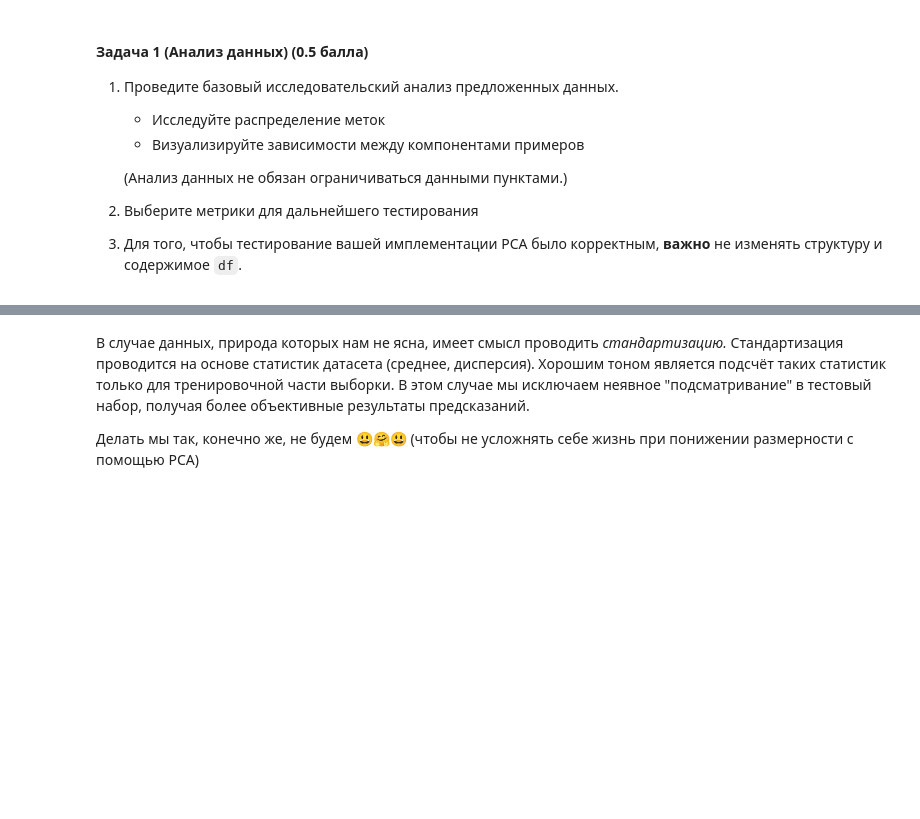
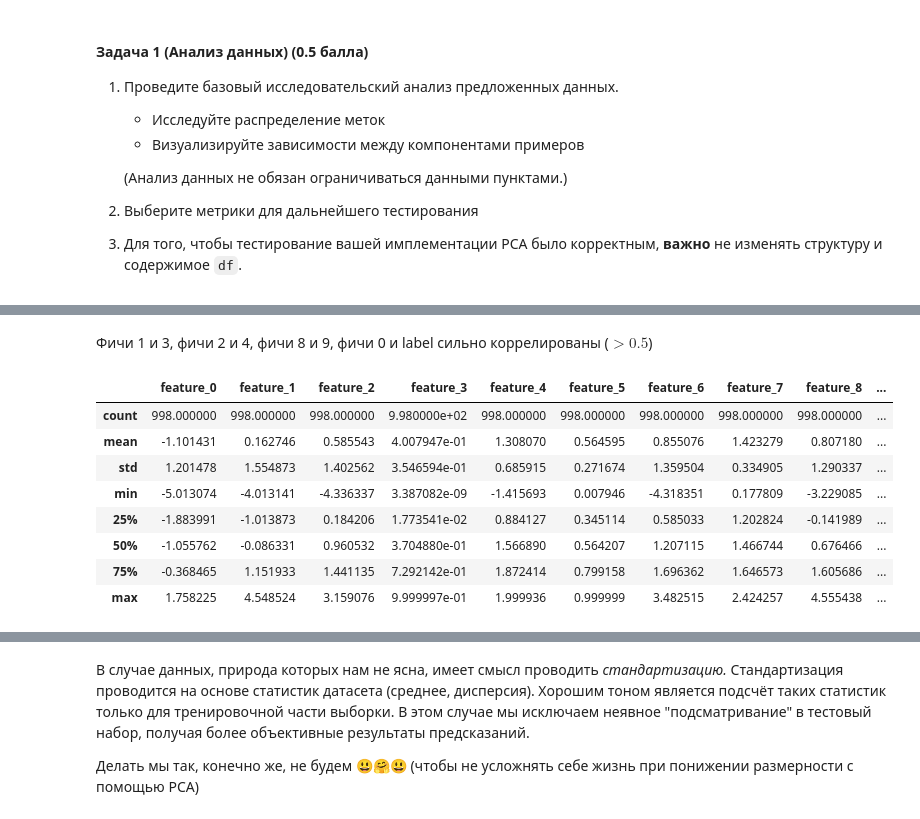
Before and after one commit to Krage56/ml_isp_intro, a Jupyter notebook: hw/hw4/ISP_HW4_Multi_Cls_PCA.ipynb, the cells around one changed output, grey strips where cells are left out. Drawn from its saved outputs; the diff is of its cells as text; code cells hidden in the pictures; blank space fills up the shorter version.

```diff
--- a/hw/hw4/ISP_HW4_Multi_Cls_PCA.ipynb
+++ b/hw/hw4/ISP_HW4_Multi_Cls_PCA.ipynb
@@ -394,0 +400,14 @@ To: /content/synthetic_data.csv
+# %% [markdown]
+Фичи 1 и 3, фичи 2 и 4, фичи 8 и 9, фичи 0 и label сильно коррелированы ($> 0.5$)
+# %%
+df.describe()
+# %% [output]
+|  | feature_0 | feature_1 | feature_2 | feature_3 | feature_4 | feature_5 | feature_6 | feature_7 | feature_8 | ... |
+| count | 998.000000 | 998.000000 | 998.000000 | 9.980000e+02 | 998.000000 | 998.000000 | 998.000000 | 998.000000 | 998.000000 | ... |
+| mean | -1.101431 | 0.162746 | 0.585543 | 4.007947e-01 | 1.308070 | 0.564595 | 0.855076 | 1.423279 | 0.807180 | ... |
+| std | 1.201478 | 1.554873 | 1.402562 | 3.546594e-01 | 0.685915 | 0.271674 | 1.359504 | 0.334905 | 1.290337 | ... |
+| min | -5.013074 | -4.013141 | -4.336337 | 3.387082e-09 | -1.415693 | 0.007946 | -4.318351 | 0.177809 | -3.229085 | ... |
+| 25% | -1.883991 | -1.013873 | 0.184206 | 1.773541e-02 | 0.884127 | 0.345114 | 0.585033 | 1.202824 | -0.141989 | ... |
+| 50% | -1.055762 | -0.086331 | 0.960532 | 3.704880e-01 | 1.566890 | 0.564207 | 1.207115 | 1.466744 | 0.676466 | ... |
+| 75% | -0.368465 | 1.151933 | 1.441135 | 7.292142e-01 | 1.872414 | 0.799158 | 1.696362 | 1.646573 | 1.605686 | ... |
+| max | 1.758225 | 4.548524 | 3.159076 | 9.999997e-01 | 1.999936 | 0.999999 | 3.482515 | 2.424257 | 4.555438 | ... |
```
Also changed, not shown: parts of 14 cells of this notebook.
